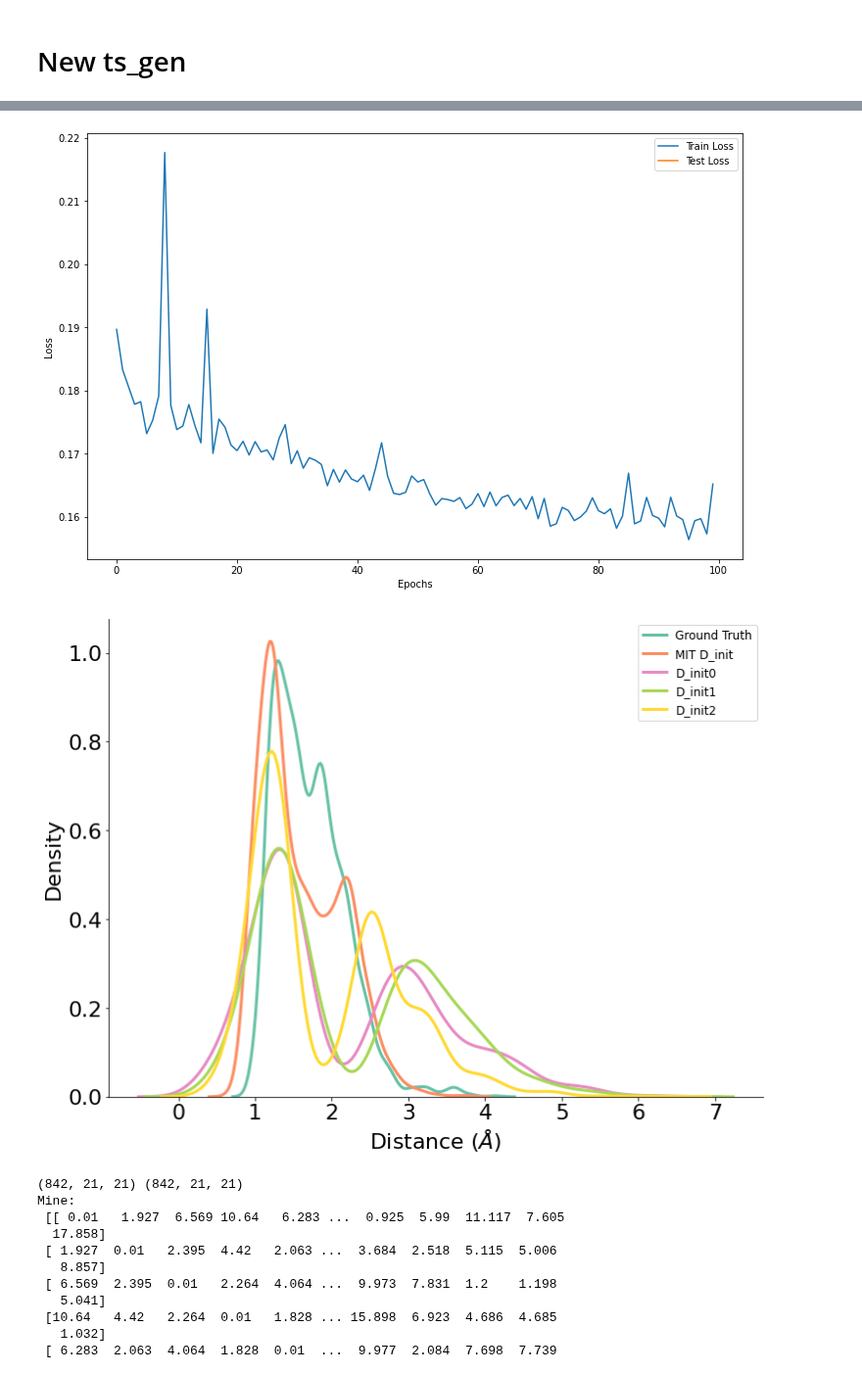
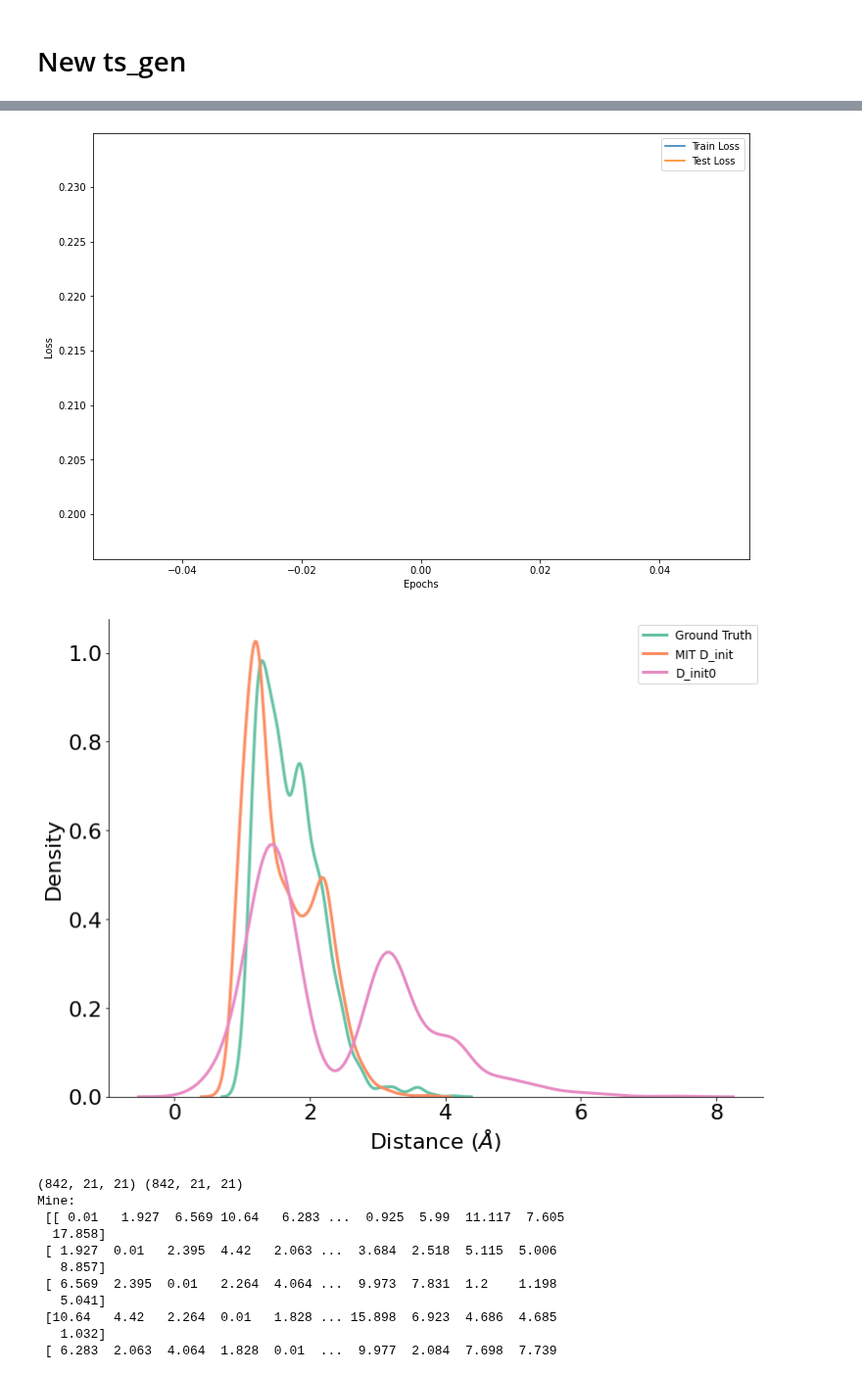
Before and after one commit to avishvj/3d-reactions, a Jupyter notebook: ts_gen_port.ipynb, the cells around one changed output, grey strips where cells are left out. Shown at 98% size. Cells and saved outputs as stored; diff of their text form; code cells hidden in the pictures.

Commit message:
change args to update log dir and log file name

```diff
--- a/ts_gen_port.ipynb
+++ b/ts_gen_port.ipynb
@@ -8,8 +8,11 @@ from utils.meta_eval import TSGenArgs, save_d, create_ds_dict, plot_ds
 from experiments.meta_eval.me import experiment
 
 args = TSGenArgs()
-args.n_epochs = 100
-args.test_interval = 100
+args.n_epochs = 1
+args.test_interval = 1
+args.gnn_depth = 1
+args.n_layers = 1
 # args.remove_existing_data = True
+
 all_test_res = experiment(args)
 # %% [output]
@@ -33,7 +26,9 @@ Best Test Loss 0.2040009235685017 on Epoch 100
 # %%
 from utils.exp import plot_tt_loss
-plot_tt_loss('log/21Aug06_0952AM/train.log', save_fig=True)
+import os
+log_file_path = os.path.join(os.path.dirname(args.log_dir), args.log_file_name)
+plot_tt_loss(log_file_path, save_fig=True)
 # %% [output]
-[figure, old version]
+[figure, new version]
 # %%
 # save d
@@ -43,17 +39,17 @@ save_d(file_name, all_test_res, d_folder)
 # %%
 # create ds_dict and plot d_inits
 mols_folder = 'data/raw/'
 d_folder = 'experiments/meta_eval/d_inits/'
 
-d_plot_name = 'log/21Aug06_0952AM/456' # None won't save fig
+d_plot_name = os.path.join(os.path.dirname(args.log_dir), 'test') # None won't save fig
 # b/d/n=standard; h=32 1(e=20), 2(e=30)
 # standard: 3(e=10, t=400s), 4(e=30, t=1200s), 5(e=50, t=1900s), 6(e=100, t=3850s)
-d_files = ['4.npy', '5.npy', '6.npy']
+d_files = ['10.npy']
 ds_not_to_print = ['lin_approx']
 ds_dict = create_ds_dict(d_files, d_folder, mols_folder)
 plot_ds(ds_dict, ds_not_to_print, d_plot_name)
 # %% [output]
-[figure, old version]
+[figure, new version]
 # %%
 # TODO: add function for this: take in i and print mine, MIT, GT
 
```
Also changed, not shown: parts of 2 cells of this notebook, 13 other files.
